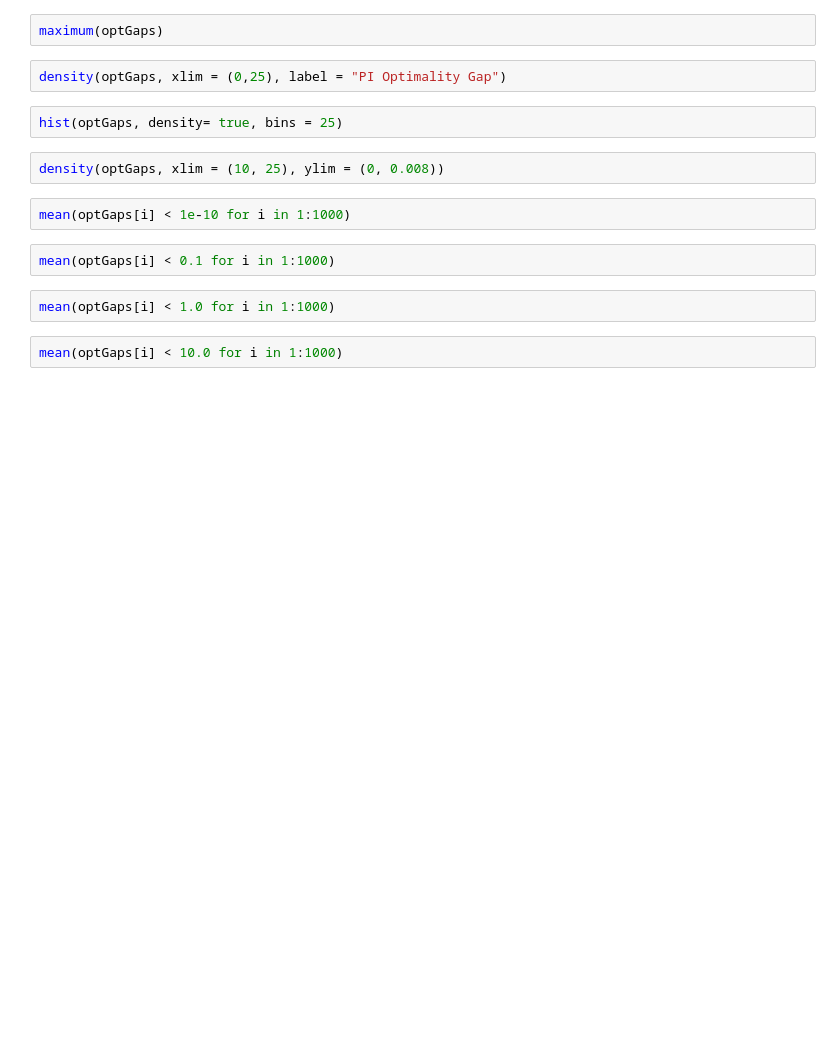
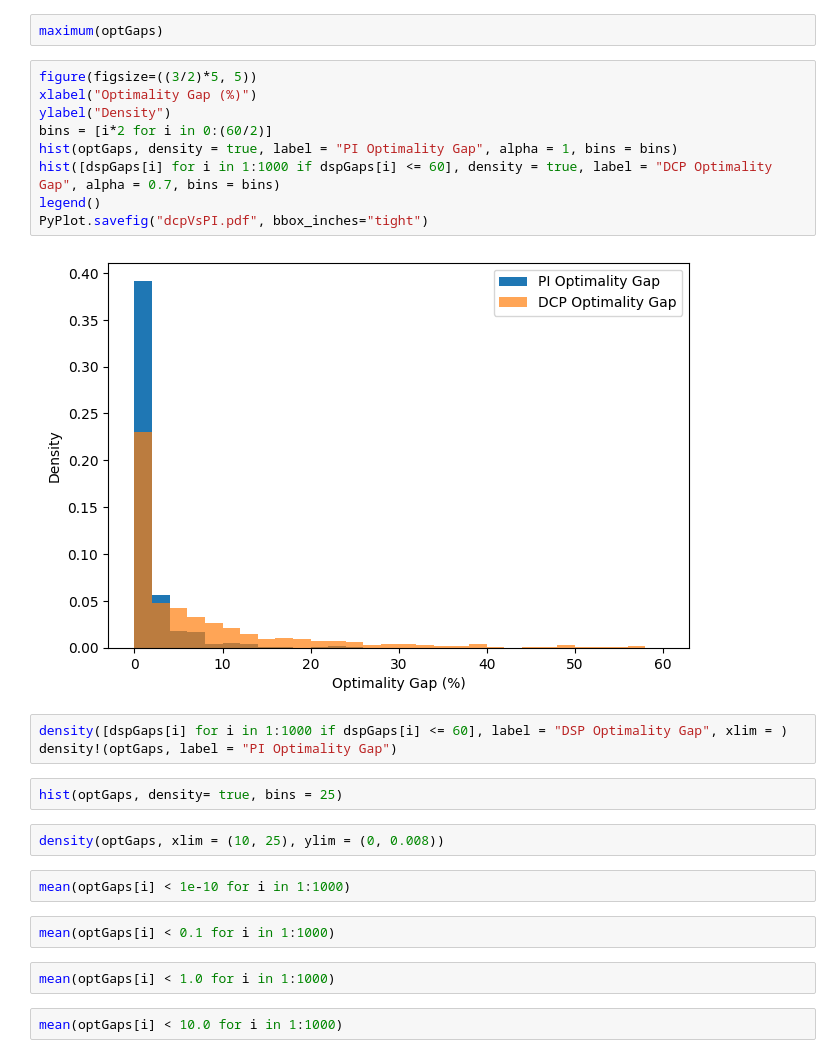
Before and after one commit to fairleyl/PhD-Code, a Jupyter notebook: Problem-Suite-IndepTau.ipynb, the cells around one changed output. Cells and saved outputs as stored; diff of their text form; blank space fills up the shorter version.

```diff
--- a/Problem-Suite-IndepTau.ipynb
+++ b/Problem-Suite-IndepTau.ipynb
@@ -5255,7 +5578,19 @@ minimum(optGaps)
 # %%
 maximum(optGaps)
 # %%
-density(optGaps, xlim = (0,25), label = "PI Optimality Gap")
+figure(figsize=((3/2)*5, 5))
+xlabel("Optimality Gap (%)")
+ylabel("Density")
+bins = [i*2 for i in 0:(60/2)]
+hist(optGaps, density = true, label = "PI Optimality Gap", alpha = 1, bins = bins)
+hist([dspGaps[i] for i in 1:1000 if dspGaps[i] <= 60], density = true, label = "DCP Optimality Gap", alpha = 0.7, bins = bins)
+legend()
+PyPlot.savefig("dcpVsPI.pdf", bbox_inches="tight")
+# %% [output]
+[figure, added]
+# %%
+density([dspGaps[i] for i in 1:1000 if dspGaps[i] <= 60], label = "DSP Optimality Gap", xlim = )
+density!(optGaps, label = "PI Optimality Gap")
 # %%
 hist(optGaps, density= true, bins = 25)
 # %%
```
Also changed, not shown: parts of 13 cells of this notebook, 1 other file.
